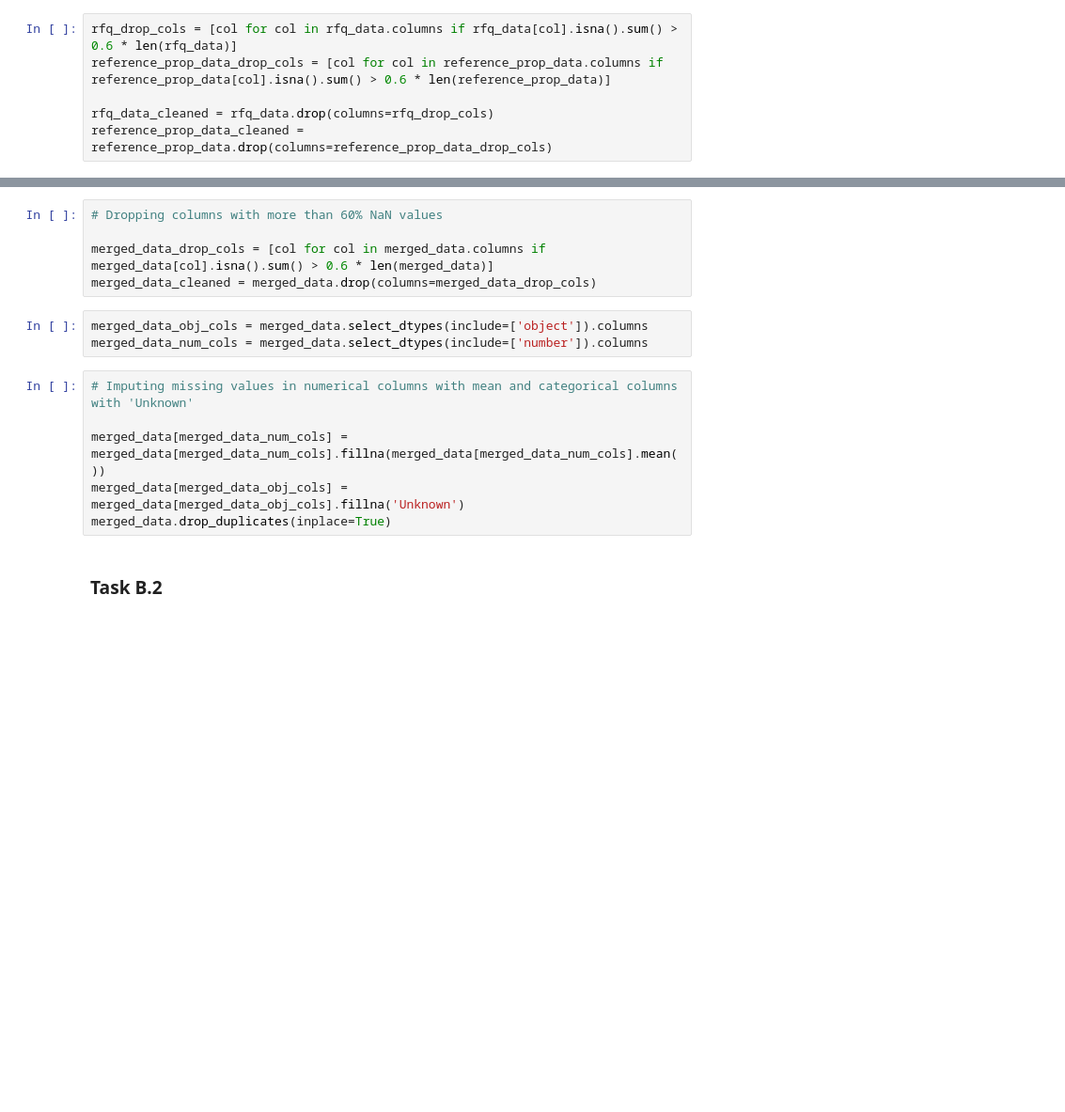
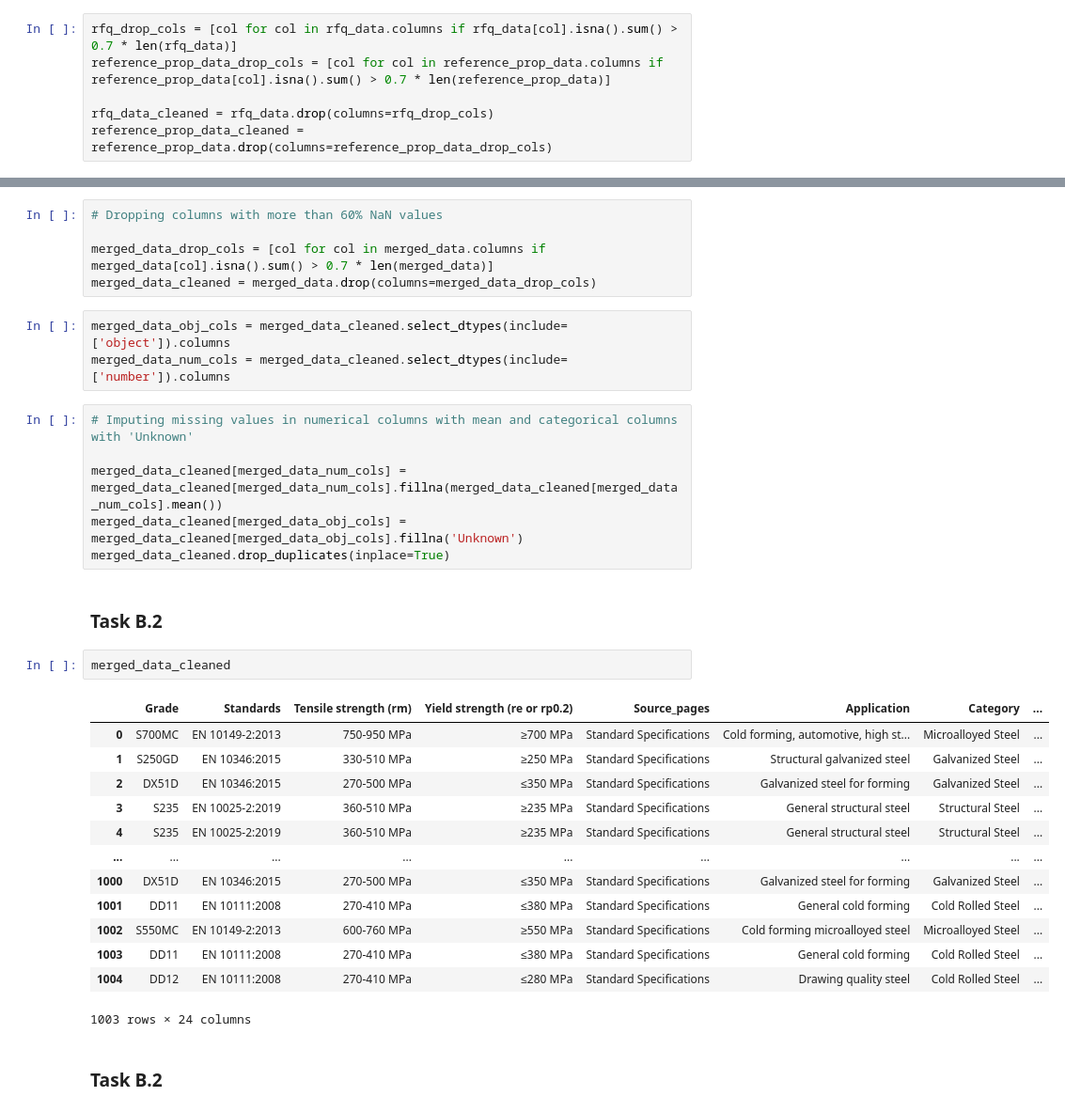
Before and after one commit to kartikeya1234/Vanilla-Steel-Case-Assignment, a Jupyter notebook: task_B.ipynb, the cells around one changed output, grey strips where cells are left out. Shown at 94% size. Cells and saved outputs as stored; diff of their text form; blank space fills up the shorter version.

Commit message:
Update task_B.ipynb, top3.csv

```diff
--- a/task_B.ipynb
+++ b/task_B.ipynb
@@ -47,8 +47,8 @@ Nb + V + Ti (Others)                 167
 Coating                              155
 dtype: int64
 # %%
-rfq_drop_cols = [col for col in rfq_data.columns if rfq_data[col].isna().sum() > 0.6 * len(rfq_data)]
-reference_prop_data_drop_cols = [col for col in reference_prop_data.columns if reference_prop_data[col].isna().sum() > 0.6 * len(reference_prop_data)]
+rfq_drop_cols = [col for col in rfq_data.columns if rfq_data[col].isna().sum() > 0.7 * len(rfq_data)]
+reference_prop_data_drop_cols = [col for col in reference_prop_data.columns if reference_prop_data[col].isna().sum() > 0.7 * len(reference_prop_data)]
 
 rfq_data_cleaned = rfq_data.drop(columns=rfq_drop_cols)
 reference_prop_data_cleaned = reference_prop_data.drop(columns=reference_prop_data_drop_cols)
@@ -195,16 +195,34 @@ merged_data.reset_index()
 # %%
 # Dropping columns with more than 60% NaN values
 
-merged_data_drop_cols = [col for col in merged_data.columns if merged_data[col].isna().sum() > 0.6 * len(merged_data)]
+merged_data_drop_cols = [col for col in merged_data.columns if merged_data[col].isna().sum() > 0.7 * len(merged_data)]
 merged_data_cleaned = merged_data.drop(columns=merged_data_drop_cols)
 # %%
-merged_data_obj_cols = merged_data.select_dtypes(include=['object']).columns
-merged_data_num_cols = merged_data.select_dtypes(include=['number']).columns
+merged_data_obj_cols = merged_data_cleaned.select_dtypes(include=['object']).columns
+merged_data_num_cols = merged_data_cleaned.select_dtypes(include=['number']).columns
 # %%
 # Imputing missing values in numerical columns with mean and categorical columns with 'Unknown'
 
-merged_data[merged_data_num_cols] = merged_data[merged_data_num_cols].fillna(merged_data[merged_data_num_cols].mean())
-merged_data[merged_data_obj_cols] = merged_data[merged_data_obj_cols].fillna('Unknown')
-merged_data.drop_duplicates(inplace=True)
+merged_data_cleaned[merged_data_num_cols] = merged_data_cleaned[merged_data_num_cols].fillna(merged_data_cleaned[merged_data_num_cols].mean())
+merged_data_cleaned[merged_data_obj_cols] = merged_data_cleaned[merged_data_obj_cols].fillna('Unknown')
+merged_data_cleaned.drop_duplicates(inplace=True)
 # %% [markdown]
 ### Task B.2
+# %%
+merged_data_cleaned
+# %% [output]
+|  | Grade | Standards | Tensile strength (rm) | Yield strength (re or rp0.2) | Source_pages | Application | Category | ... |
+| 0 | S700MC | EN 10149-2:2013 | 750-950 MPa | ≥700 MPa | Standard Specifications | Cold forming, automotive, high st... | Microalloyed Steel | ... |
+| 1 | S250GD | EN 10346:2015 | 330-510 MPa | ≥250 MPa | Standard Specifications | Structural galvanized steel | Galvanized Steel | ... |
+| 2 | DX51D | EN 10346:2015 | 270-500 MPa | ≤350 MPa | Standard Specifications | Galvanized steel for forming | Galvanized Steel | ... |
+| 3 | S235 | EN 10025-2:2019 | 360-510 MPa | ≥235 MPa | Standard Specifications | General structural steel | Structural Steel | ... |
+| 4 | S235 | EN 10025-2:2019 | 360-510 MPa | ≥235 MPa | Standard Specifications | General structural steel | Structural Steel | ... |
+| ... | ... | ... | ... | ... | ... | ... | ... | ... |
+| 1000 | DX51D | EN 10346:2015 | 270-500 MPa | ≤350 MPa | Standard Specifications | Galvanized steel for forming | Galvanized Steel | ... |
+| 1001 | DD11 | EN 10111:2008 | 270-410 MPa | ≤380 MPa | Standard Specifications | General cold forming | Cold Rolled Steel | ... |
+| 1002 | S550MC | EN 10149-2:2013 | 600-760 MPa | ≥550 MPa | Standard Specifications | Cold forming microalloyed steel | Microalloyed Steel | ... |
+| 1003 | DD11 | EN 10111:2008 | 270-410 MPa | ≤380 MPa | Standard Specifications | General cold forming | Cold Rolled Steel | ... |
+| 1004 | DD12 | EN 10111:2008 | 270-410 MPa | ≤280 MPa | Standard Specifications | Drawing quality steel | Cold Rolled Steel | ... |
+1003 rows × 24 columns
+# %% [markdown]
+### Task B.2
```
Also changed, not shown: parts of 14 cells of this notebook, 14 other files.
